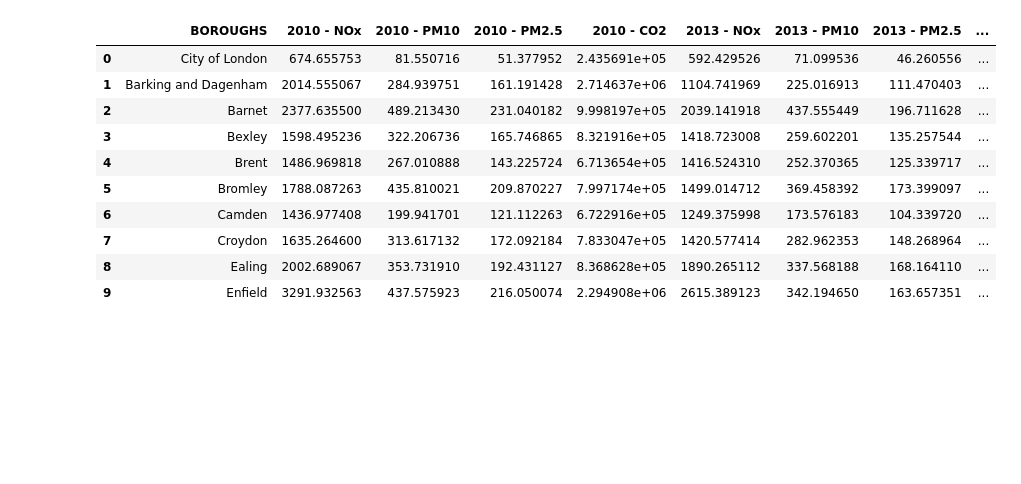
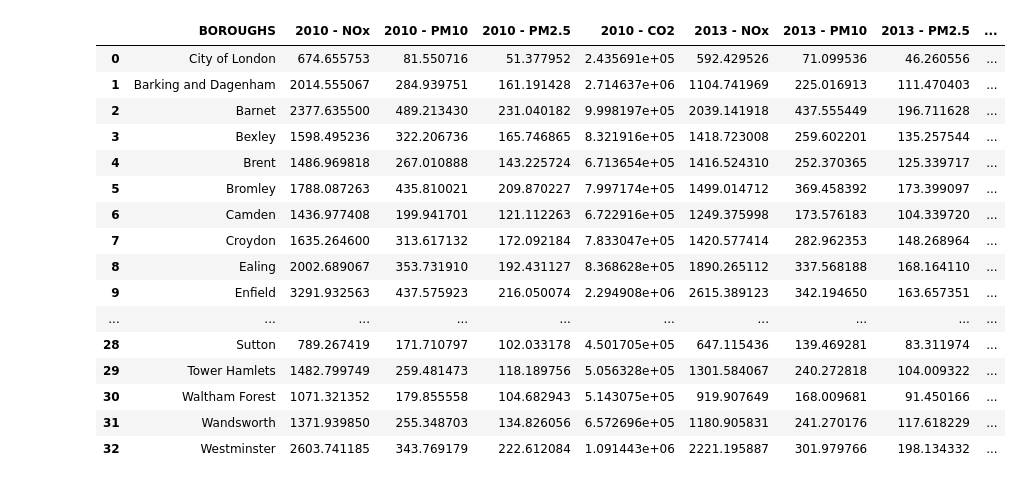
Before and after one commit to Vilma-St/Mini-project-London, a Jupyter notebook: your-code/pollution.ipynb, the cells around one changed output. Saved outputs shown, nothing was run; the diff lists cells and outputs as text; code cells hidden in the pictures; blank space fills up the shorter version.

```diff
--- a/your-code/pollution.ipynb
+++ b/your-code/pollution.ipynb
@@ -1,19 +1,25 @@
 # %%
 import pandas as pd
 emissions_summary = pd.read_excel('../../Mini-project-London/data/data-pollution/LAEI2016_Emissions_Summary-NOxPMCO2_modified.xlsx', sheet_name='MASTER')
-emissions_summary.head(10)
+emissions_summary
 # %% [output]
 |  | BOROUGHS | 2010 - NOx | 2010 - PM10 | 2010 - PM2.5 | 2010 - CO2 | 2013 - NOx | 2013 - PM10 | 2013 - PM2.5 | ... |
 | 0 | City of London | 674.655753 | 81.550716 | 51.377952 | 2.435691e+05 | 592.429526 | 71.099536 | 46.260556 | ... |
 | 1 | Barking and Dagenham | 2014.555067 | 284.939751 | 161.191428 | 2.714637e+06 | 1104.741969 | 225.016913 | 111.470403 | ... |
 | 2 | Barnet | 2377.635500 | 489.213430 | 231.040182 | 9.998197e+05 | 2039.141918 | 437.555449 | 196.711628 | ... |
 | 3 | Bexley | 1598.495236 | 322.206736 | 165.746865 | 8.321916e+05 | 1418.723008 | 259.602201 | 135.257544 | ... |
 | 4 | Brent | 1486.969818 | 267.010888 | 143.225724 | 6.713654e+05 | 1416.524310 | 252.370365 | 125.339717 | ... |
 | 5 | Bromley | 1788.087263 | 435.810021 | 209.870227 | 7.997174e+05 | 1499.014712 | 369.458392 | 173.399097 | ... |
 | 6 | Camden | 1436.977408 | 199.941701 | 121.112263 | 6.722916e+05 | 1249.375998 | 173.576183 | 104.339720 | ... |
 | 7 | Croydon | 1635.264600 | 313.617132 | 172.092184 | 7.833047e+05 | 1420.577414 | 282.962353 | 148.268964 | ... |
 | 8 | Ealing | 2002.689067 | 353.731910 | 192.431127 | 8.368628e+05 | 1890.265112 | 337.568188 | 168.164110 | ... |
 | 9 | Enfield | 3291.932563 | 437.575923 | 216.050074 | 2.294908e+06 | 2615.389123 | 342.194650 | 163.657351 | ... |
+| ... | ... | ... | ... | ... | ... | ... | ... | ... | ... |
+| 28 | Sutton | 789.267419 | 171.710797 | 102.033178 | 4.501705e+05 | 647.115436 | 139.469281 | 83.311974 | ... |
+| 29 | Tower Hamlets | 1482.799749 | 259.481473 | 118.189756 | 5.056328e+05 | 1301.584067 | 240.272818 | 104.009322 | ... |
+| 30 | Waltham Forest | 1071.321352 | 179.855558 | 104.682943 | 5.143075e+05 | 919.907649 | 168.009681 | 91.450166 | ... |
+| 31 | Wandsworth | 1371.939850 | 255.348703 | 134.826056 | 6.572696e+05 | 1180.905831 | 241.270176 | 117.618229 | ... |
+| 32 | Westminster | 2603.741185 | 343.769179 | 222.612084 | 1.091443e+06 | 2221.195887 | 301.979766 | 198.134332 | ... |
 # %%
 education = pd.read_excel('../../Mini-project-London/data/data-education-modified/education-averages.xlsx', skiprows = 1, nrows = 35)
 education = education.drop(labels=0)
```
Also changed, not shown: parts of 3 cells of this notebook.
